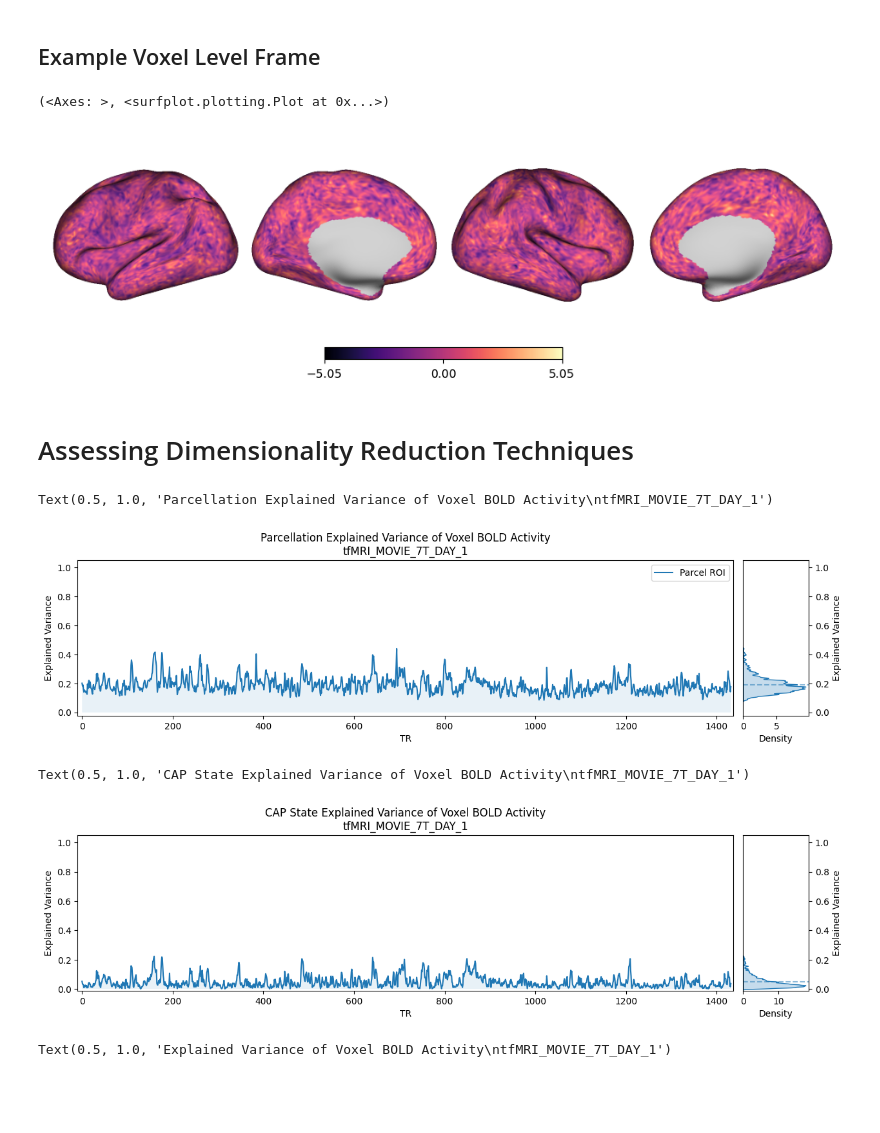
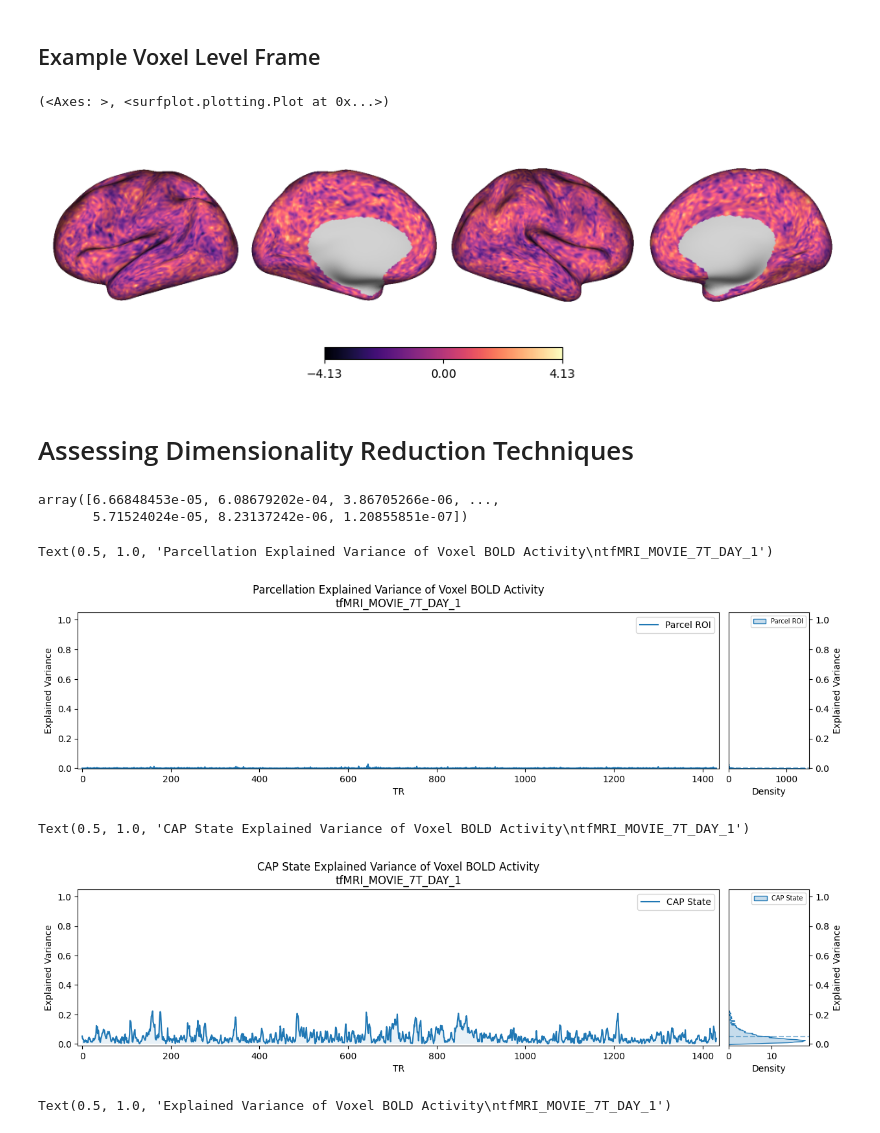
Before and after one commit to cole-khamnei/precision_mapping, a Jupyter notebook: notebooks/voxel_EDA.ipynb, the cells around one changed output. Saved outputs shown, nothing was run; the diff lists cells and outputs as text; code cells hidden in the pictures; blank space fills up the shorter version.

```diff
--- a/notebooks/voxel_EDA.ipynb
+++ b/notebooks/voxel_EDA.ipynb
@@ -118,11 +122,16 @@ voxelf_values = hemisphere_to_full(voxel_values)
 # %% [markdown]
 ## Example Voxel Level Frame
 # %%
-tr = 3
+tr = 0
 b_values = {"left": voxel_values["left"][tr], "right": voxel_values["right"][tr]}
 sfm.surface_plot(b_values, cmap=plt.cm.magma)
 # %% [output]
 (<Axes: >, <surfplot.plotting.Plot at 0x...>)
-[figure, old version]
+[figure, new version]
 # %% [markdown]
 # Assessing Dimensionality Reduction Techniques
+# %%
+def pearsonr_hemi(a_values, b_values):
+    f_ni = ~ va.utils.get_shared_nan_index(a_values, b_values)
+    r_s = scipy.stats.pearsonr(b_values[:, f_ni], a_values[:, f_ni], axis=1)[0]
+    return r_s ** 2
@@ -129,28 +142,26 @@ sfm.surface_plot(b_values, cmap=plt.cm.magma)
+# %%
+parcel_ev_s
+# %% [output]
+array([6.66848453e-05, 6.08679202e-04, 3.86705266e-06, ...,
+       5.71524024e-05, 8.23137242e-06, 1.20855851e-07])
 # %%
-f_ni = ~ va.utils.get_shared_nan_index(voxelf_values, parcelf_values)
-parcel_r_s = scipy.stats.pearsonr(parcelf_values[:, f_ni], voxelf_values[:, f_ni], axis=1)[0]
-parcel_ev_s = r_s ** 2
-
+parcel_ev_s = pearsonr_hemi(voxelf_values, parcelf_values)
 a0, _ = va.plot.evar_timeseries_plot(parcel_ev_s, label="Parcel ROI")
 a0.set_title(f"Parcellation Explained Variance of Voxel BOLD Activity\n{session}")
 # %% [output]
 Text(0.5, 1.0, 'Parcellation Explained Variance of Voxel BOLD Activity\ntfMRI_MOVIE_7T_DAY_1')
-[figure, old version]
+[figure, new version]
 # %%
 cap_set_values = CAP_tools.utils.cifti_map(ROI_labels, CAP_states, template_cifti)
 cap_setf_values = hemisphere_to_full(cap_set_values)
-
 capf_values = cap_setf_values[CAP_labels[subject_index]]
 
-f_ni = ~ va.utils.get_shared_nan_index(voxelf_values, capf_values)
-cap_r_s = scipy.stats.pearsonr(capf_values[:, f_ni], voxelf_values[:, f_ni], axis=1)[0]
-cap_ev_s = cap_r_s ** 2
-
+cap_ev_s = pearsonr_hemi(voxelf_values, capf_values)
 a0, _ = va.plot.evar_timeseries_plot(cap_ev_s, label="CAP State")
 a0.set_title(f"CAP State Explained Variance of Voxel BOLD Activity\n{session}")
 # %% [output]
 Text(0.5, 1.0, 'CAP State Explained Variance of Voxel BOLD Activity\ntfMRI_MOVIE_7T_DAY_1')
-[figure, old version]
+[figure, new version]
 # %%
 axes = va.plot.evar_timeseries_plot(parcel_ev_s, label="Parcellations")
 axes = va.plot.evar_timeseries_plot(cap_ev_s, label="CAP States", axes=axes)
```
Also changed, not shown: parts of 9 cells of this notebook, 1 other file.
